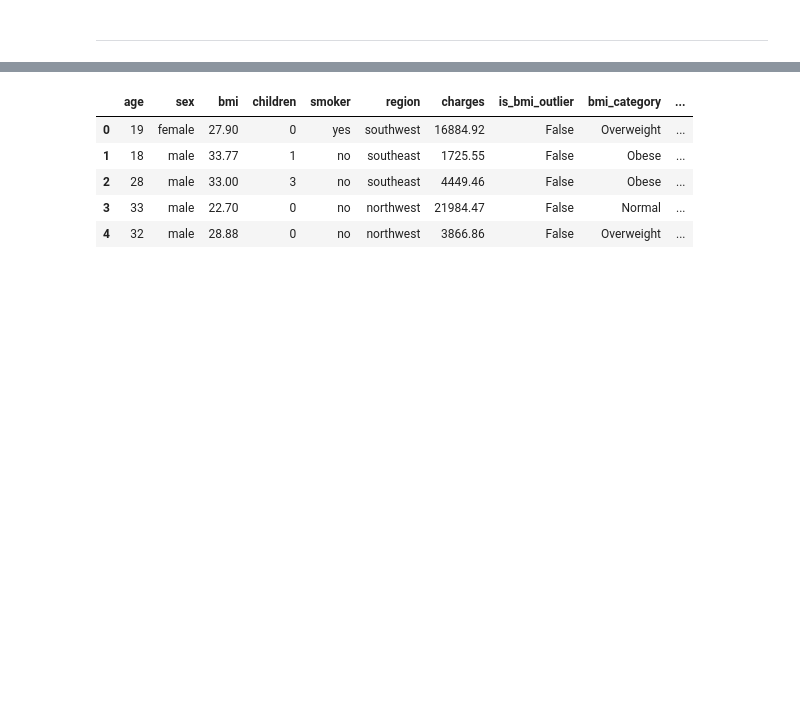
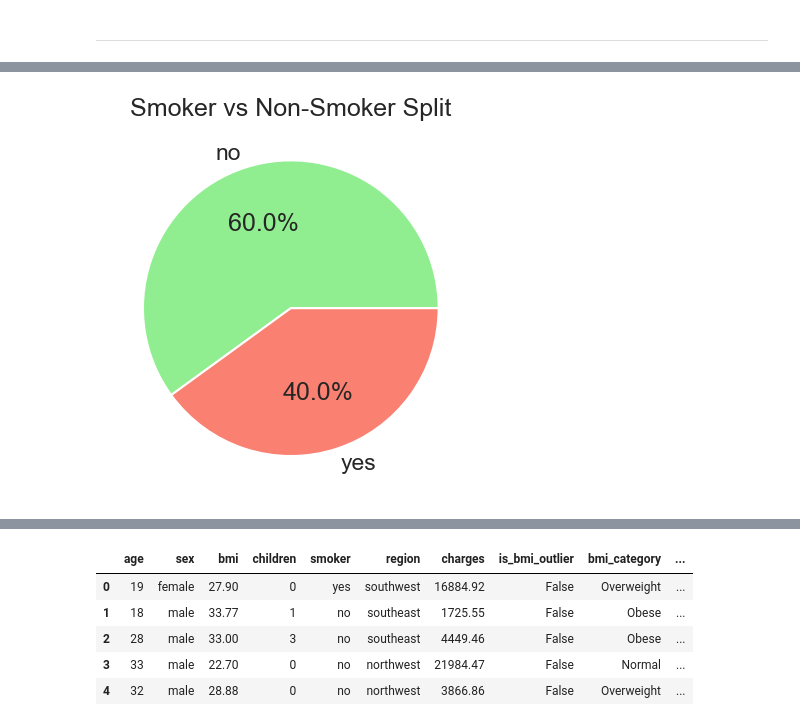
Before and after one commit to Ninestein666/Healthcare-Insurance-Cost-Analysis-Assessment, a Jupyter notebook: jupyter_notebooks/Data_Visualisation.ipynb, the cells around one changed output, grey strips where cells are left out. Saved outputs shown, nothing was run; the diff lists cells and outputs as text; code cells hidden in the pictures; blank space fills up the shorter version.

Commit message:
Matplotlib visualizations added for better insights.

```diff
--- a/jupyter_notebooks/Data_Visualisation.ipynb
+++ b/jupyter_notebooks/Data_Visualisation.ipynb
@@ -130,0 +129,9 @@ plt.show()
+# %%
+
+# Pie chart of smoker vs non-smoker counts
+counts = df['smoker'].value_counts()
+plt.pie(counts, labels=counts.index, autopct='%1.1f%%', colors=['lightgreen','salmon'])
+plt.title('Smoker vs Non-Smoker Split')
+plt.show()
+# %% [output]
+[figure, added]
```
Also changed, not shown: parts of 20 cells of this notebook, 1 other file.
